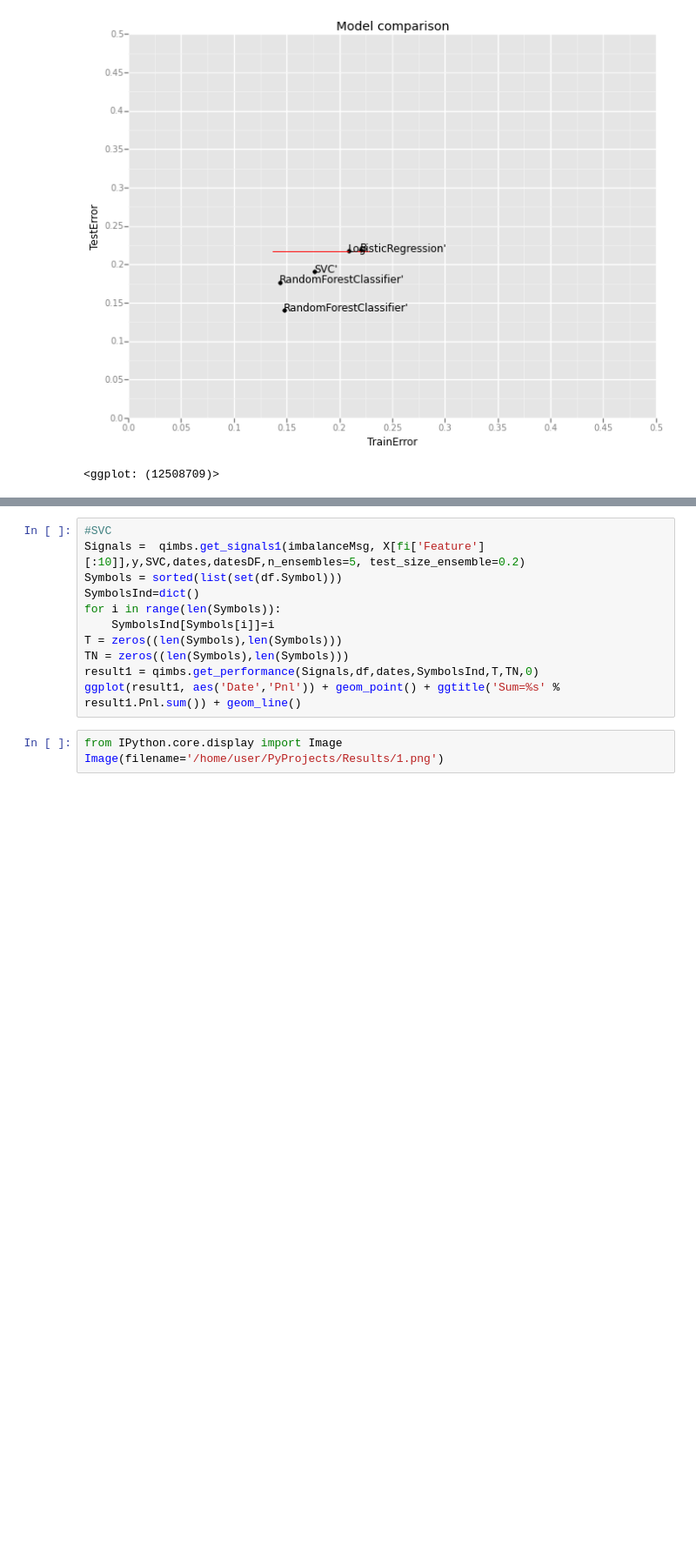
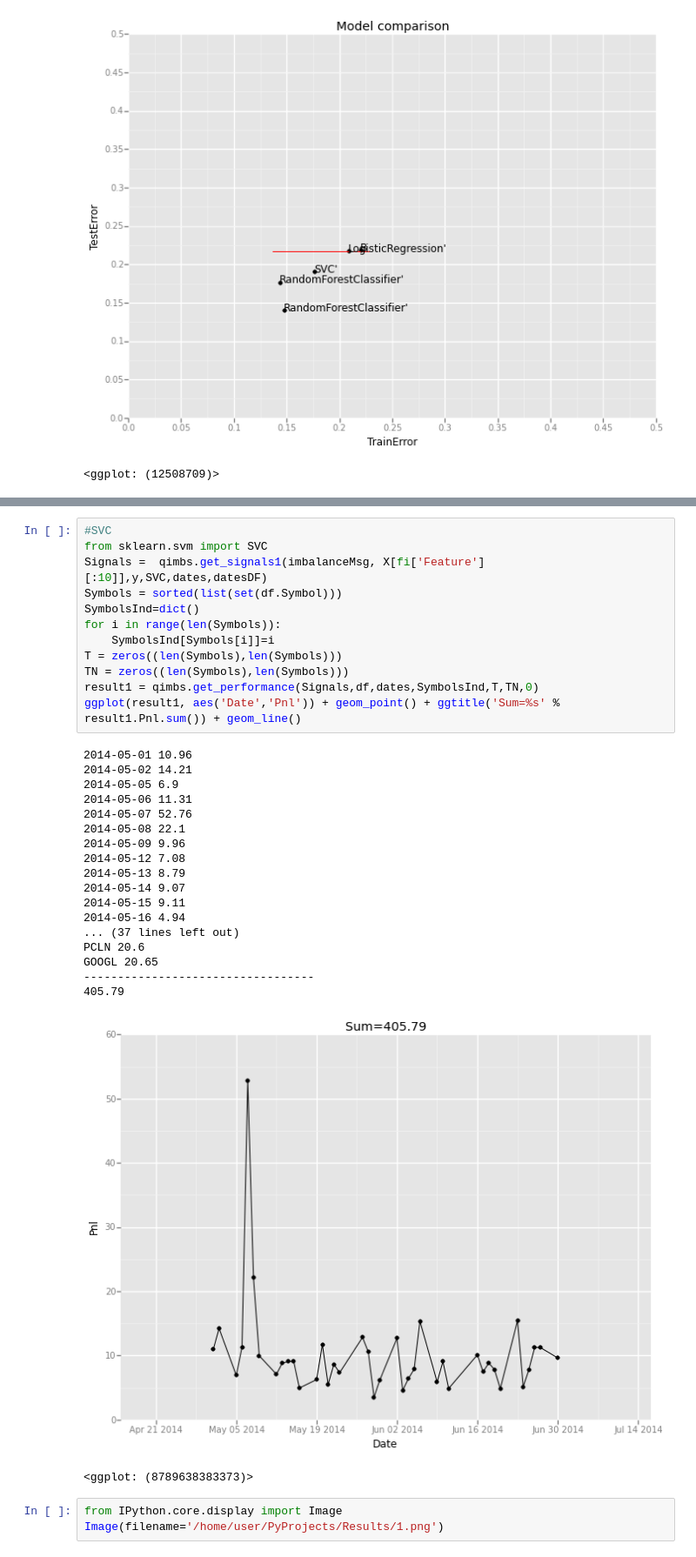
Before and after one commit to bilykigor/qimb, a Jupyter notebook: Workbook.ipynb, the cells around one changed output, grey strips where cells are left out. Shown: that part at 87% size. Saved outputs shown, nothing was run; the diff lists cells and outputs as text; blank space fills up the shorter version.

```diff
--- a/Workbook.ipynb
+++ b/Workbook.ipynb
@@ -308,14 +349,35 @@ ggplot(result2, aes('Date','Pnl')) + geom_point() + ggtitle('Sum=%s' % result2.P
 # %%
 #SVC
-Signals =  qimbs.get_signals1(imbalanceMsg, X[fi['Feature'][:10]],y,SVC,dates,datesDF,n_ensembles=5, test_size_ensemble=0.2)
+from sklearn.svm import SVC
+Signals =  qimbs.get_signals1(imbalanceMsg, X[fi['Feature'][:10]],y,SVC,dates,datesDF)
 Symbols = sorted(list(set(df.Symbol)))
 SymbolsInd=dict()
 for i in range(len(Symbols)):
     SymbolsInd[Symbols[i]]=i
 T = zeros((len(Symbols),len(Symbols)))
 TN = zeros((len(Symbols),len(Symbols)))
 result1 = qimbs.get_performance(Signals,df,dates,SymbolsInd,T,TN,0)
 ggplot(result1, aes('Date','Pnl')) + geom_point() + ggtitle('Sum=%s' % result1.Pnl.sum()) + geom_line()
+# %% [output]
+2014-05-01 10.96
+2014-05-02 14.21
+2014-05-05 6.9
+2014-05-06 11.31
+2014-05-07 52.76
+2014-05-08 22.1
+2014-05-09 9.96
+2014-05-12 7.08
+2014-05-13 8.79
+2014-05-14 9.07
+2014-05-15 9.11
+2014-05-16 4.94
+... (37 lines left out)
+PCLN 20.6
+GOOGL 20.65
+----------------------------------
+405.79
+[figure, added]
+<ggplot: (8789638383373)>
 # %%
 from IPython.core.display import Image
 Image(filename='/home/user/PyProjects/Results/1.png')
```
Also changed, not shown: parts of 14 cells of this notebook, 9 other files.
